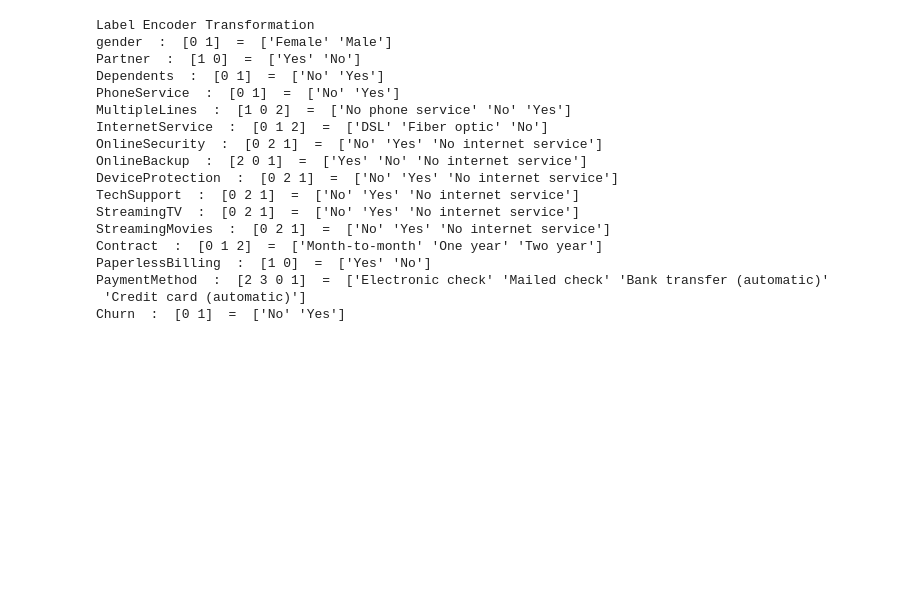
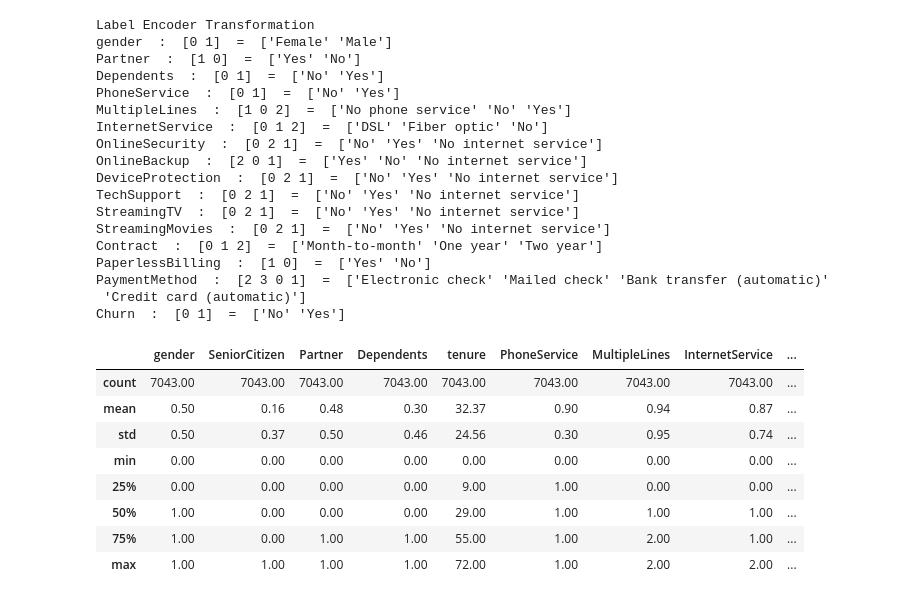
Before and after one commit to carookim/Python, a Jupyter notebook: machine-learning/04.telecome_churn.ipynb.ipynb, the cells around one changed output. Saved outputs shown, nothing was run; the diff lists cells and outputs as text; code cells hidden in the pictures; blank space fills up the shorter version.

```diff
--- a/machine-learning/04.telecome_churn.ipynb.ipynb
+++ b/machine-learning/04.telecome_churn.ipynb.ipynb
@@ -153,3 +156,15 @@ PaperlessBilling  :  [1 0]  =  ['Yes' 'No']
 PaymentMethod  :  [2 3 0 1]  =  ['Electronic check' 'Mailed check' 'Bank transfer (automatic)'
  'Credit card (automatic)']
 Churn  :  [0 1]  =  ['No' 'Yes']
+# %%
+df1.describe()
+# %% [output]
+|  | gender | SeniorCitizen | Partner | Dependents | tenure | PhoneService | MultipleLines | InternetService | ... |
+| count | 7043.00 | 7043.00 | 7043.00 | 7043.00 | 7043.00 | 7043.00 | 7043.00 | 7043.00 | ... |
+| mean | 0.50 | 0.16 | 0.48 | 0.30 | 32.37 | 0.90 | 0.94 | 0.87 | ... |
+| std | 0.50 | 0.37 | 0.50 | 0.46 | 24.56 | 0.30 | 0.95 | 0.74 | ... |
+| min | 0.00 | 0.00 | 0.00 | 0.00 | 0.00 | 0.00 | 0.00 | 0.00 | ... |
+| 25% | 0.00 | 0.00 | 0.00 | 0.00 | 9.00 | 1.00 | 0.00 | 0.00 | ... |
+| 50% | 1.00 | 0.00 | 0.00 | 0.00 | 29.00 | 1.00 | 1.00 | 1.00 | ... |
+| 75% | 1.00 | 0.00 | 1.00 | 1.00 | 55.00 | 1.00 | 2.00 | 1.00 | ... |
+| max | 1.00 | 1.00 | 1.00 | 1.00 | 72.00 | 1.00 | 2.00 | 2.00 | ... |
```
Also changed, not shown: parts of 6 cells of this notebook, 1 other file.
